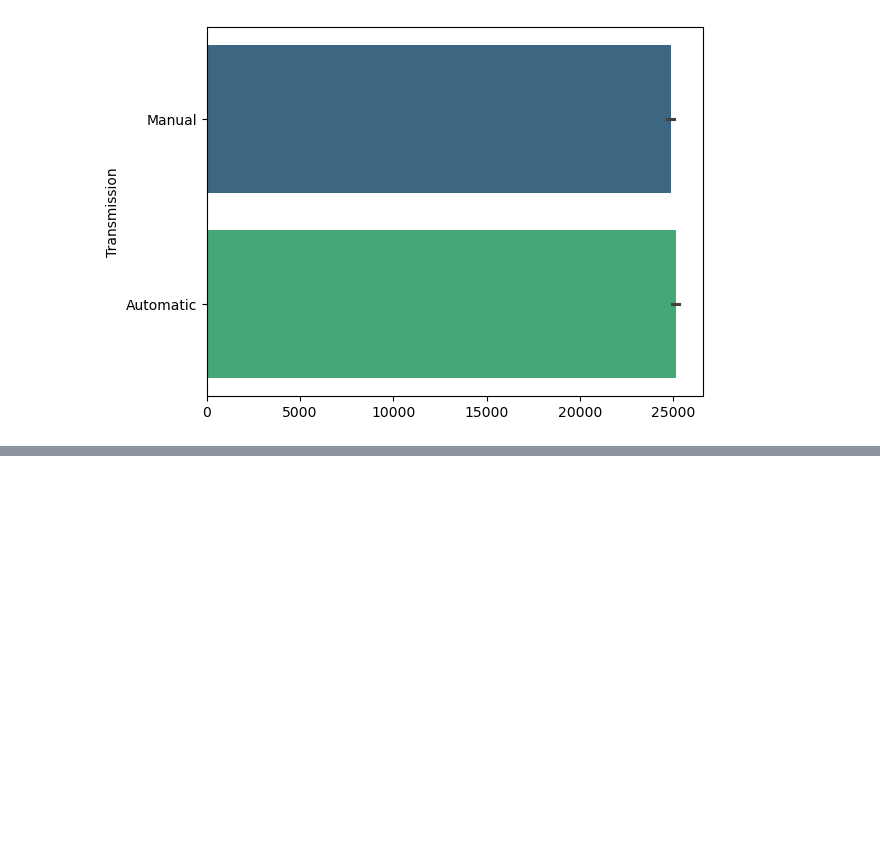
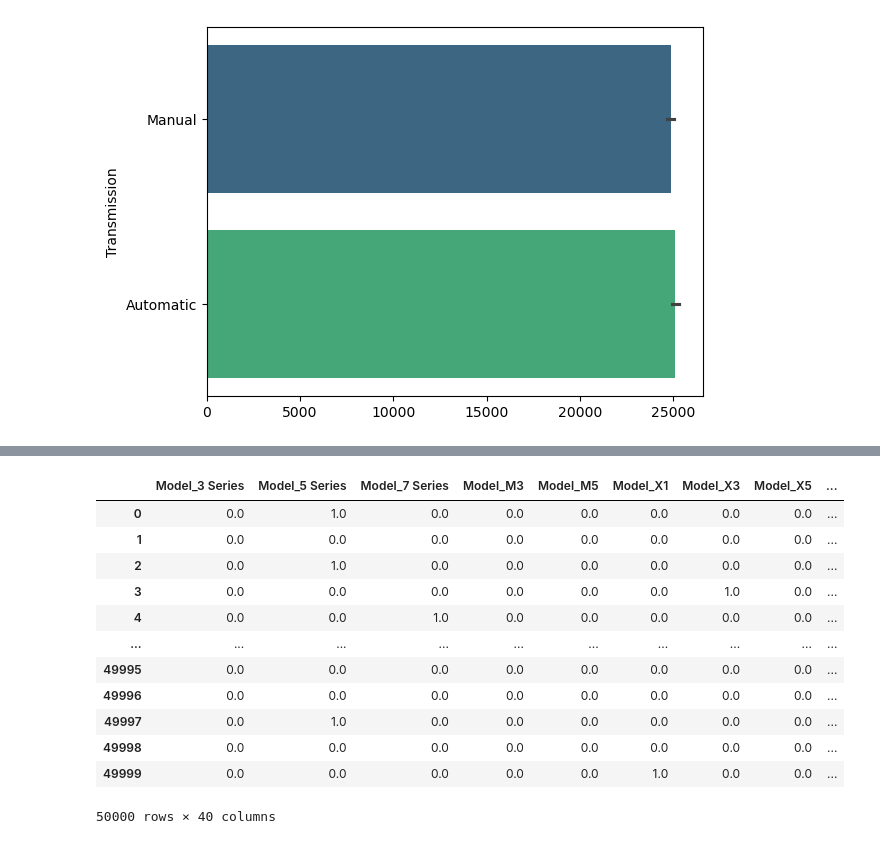
Before and after one commit to debjit11/Data-Analysis, a Jupyter notebook: EDA With BMW Sales.ipynb, the cells around one changed output, grey strips where cells are left out. Drawn from its saved outputs; the diff is of its cells as text; code cells hidden in the pictures; blank space fills up the shorter version.

Commit message:
EDA BMW DATA SET

```diff
--- a/EDA With BMW Sales.ipynb
+++ b/EDA With BMW Sales.ipynb
@@ -152,0 +170,4 @@ Passing `palette` without assigning `hue` is deprecated and will be removed in v
+# %%
+cat_values = df[["Model","Region","Color","Fuel_Type","Transmission"]]
+# %%
+cat_to_numerical = encoder.fit_transform(cat_values).toarray()
@@ -152,0 +184,2 @@ Passing `palette` without assigning `hue` is deprecated and will be removed in v
+# %%
+convert_to_df = pd.DataFrame(cat_to_numerical,columns=encoder.get_feature_names_out())
@@ -152,0 +212,18 @@ Passing `palette` without assigning `hue` is deprecated and will be removed in v
+# %%
+final_df = pd.concat([convert_to_df,df],axis=1)
+# %%
+final_df
+# %% [output]
+|  | Model_3 Series | Model_5 Series | Model_7 Series | Model_M3 | Model_M5 | Model_X1 | Model_X3 | Model_X5 | ... |
+| 0 | 0.0 | 1.0 | 0.0 | 0.0 | 0.0 | 0.0 | 0.0 | 0.0 | ... |
+| 1 | 0.0 | 0.0 | 0.0 | 0.0 | 0.0 | 0.0 | 0.0 | 0.0 | ... |
+| 2 | 0.0 | 1.0 | 0.0 | 0.0 | 0.0 | 0.0 | 0.0 | 0.0 | ... |
+| 3 | 0.0 | 0.0 | 0.0 | 0.0 | 0.0 | 0.0 | 1.0 | 0.0 | ... |
+| 4 | 0.0 | 0.0 | 1.0 | 0.0 | 0.0 | 0.0 | 0.0 | 0.0 | ... |
+| ... | ... | ... | ... | ... | ... | ... | ... | ... | ... |
+| 49995 | 0.0 | 0.0 | 0.0 | 0.0 | 0.0 | 0.0 | 0.0 | 0.0 | ... |
+| 49996 | 0.0 | 0.0 | 0.0 | 0.0 | 0.0 | 0.0 | 0.0 | 0.0 | ... |
+| 49997 | 0.0 | 1.0 | 0.0 | 0.0 | 0.0 | 0.0 | 0.0 | 0.0 | ... |
+| 49998 | 0.0 | 0.0 | 0.0 | 0.0 | 0.0 | 0.0 | 0.0 | 0.0 | ... |
+| 49999 | 0.0 | 0.0 | 0.0 | 0.0 | 0.0 | 1.0 | 0.0 | 0.0 | ... |
+50000 rows × 40 columns
```
Also changed, not shown: parts of 24 cells of this notebook.
